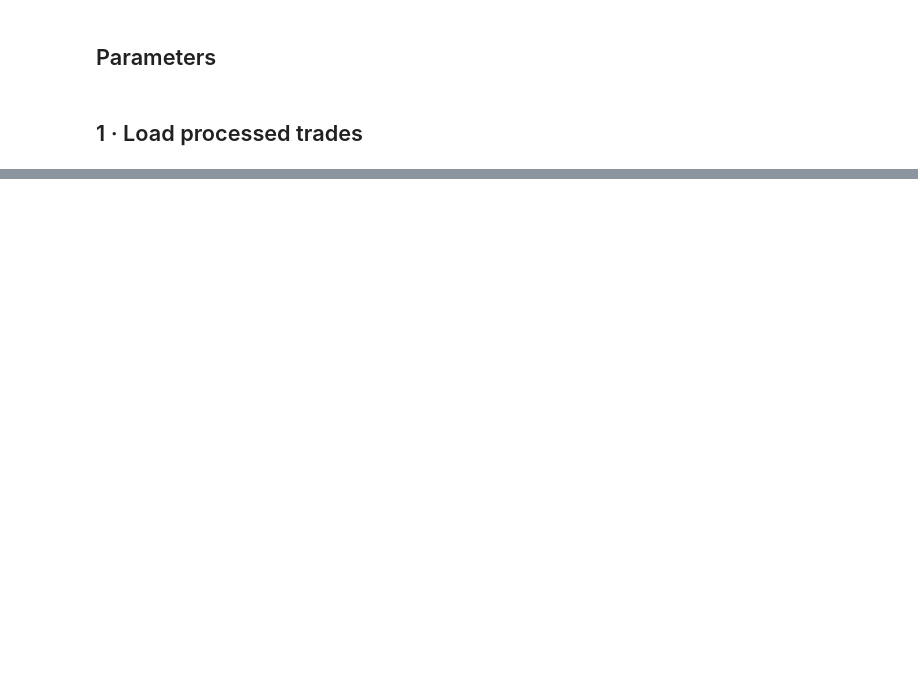
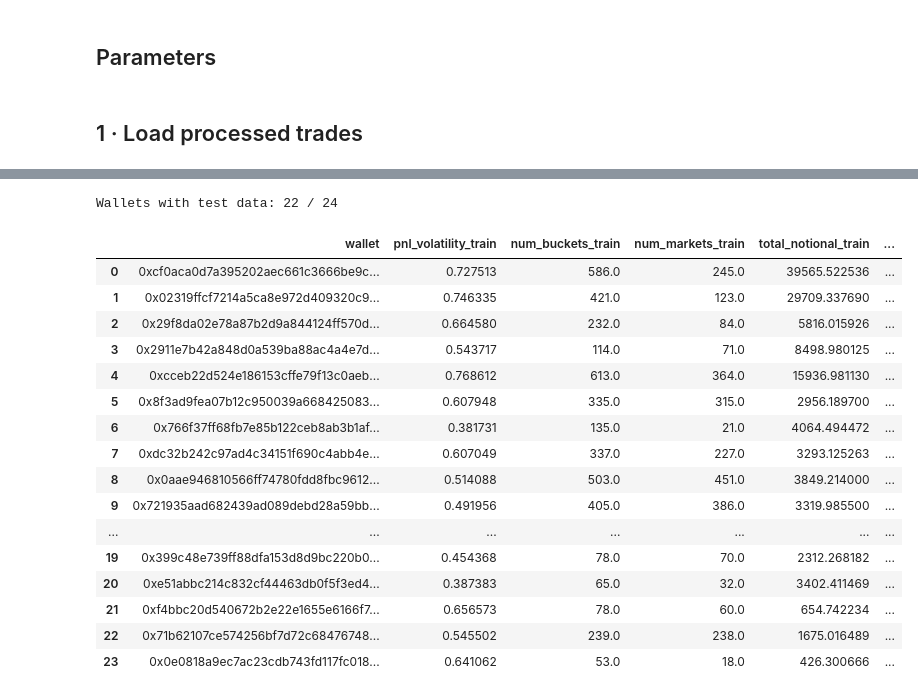
Before and after one commit to vobornij/polymarket, a Jupyter notebook: notebooks/profitable_wallet_analysis.ipynb, the cells around one changed output, grey strips where cells are left out. Cells and saved outputs as stored; diff of their text form; code cells hidden in the pictures; blank space fills up the shorter version.

```diff
--- a/notebooks/profitable_wallet_analysis.ipynb
+++ b/notebooks/profitable_wallet_analysis.ipynb
@@ -238,0 +337,45 @@ wallet_vol[wallet_vol['num_buckets'] >= 2].sort_values("num_buckets").head(10)
+# %%
+best_wallet_set = set(filtered_wallets["wallet"])
+
+# ── test metrics for selected wallets only ────────────────────────────────────
+df_test_best = df[~df["is_train"] & df["wallet"].isin(best_wallet_set)]
+wallet_vol_test, _ = compute_wallet_metrics(df_test_best)
+
+# ── merge train & test side-by-side ──────────────────────────────────────────
+METRIC_COLS = ["wallet", "pnl_volatility", "num_buckets", "num_markets",
+               "total_notional", "total_pnl", "return",
+               "top5_pnl_pct", "top_market_pnl_pct"]
+
+comparison = (
+    filtered_wallets[METRIC_COLS]
+    .merge(
+        wallet_vol_test[METRIC_COLS],
+        on="wallet",
+        how="left",
+        suffixes=("_train", "_test"),
+    )
+    .sort_values("total_pnl_train", ascending=False)
+    .reset_index(drop=True)
+)
+
+print(f"Wallets with test data: {comparison['total_pnl_test'].notna().sum()} / {len(comparison)}")
+comparison
+# %% [output]
+Wallets with test data: 22 / 24
+|  | wallet | pnl_volatility_train | num_buckets_train | num_markets_train | total_notional_train | ... |
+| 0 | 0xcf0aca0d7a395202aec661c3666be9c... | 0.727513 | 586.0 | 245.0 | 39565.522536 | ... |
+| 1 | 0x02319ffcf7214a5ca8e972d409320c9... | 0.746335 | 421.0 | 123.0 | 29709.337690 | ... |
+| 2 | 0x29f8da02e78a87b2d9a844124ff570d... | 0.664580 | 232.0 | 84.0 | 5816.015926 | ... |
+| 3 | 0x2911e7b42a848d0a539ba88ac4a4e7d... | 0.543717 | 114.0 | 71.0 | 8498.980125 | ... |
+| 4 | 0xcceb22d524e186153cffe79f13c0aeb... | 0.768612 | 613.0 | 364.0 | 15936.981130 | ... |
+| 5 | 0x8f3ad9fea07b12c950039a668425083... | 0.607948 | 335.0 | 315.0 | 2956.189700 | ... |
+| 6 | 0x766f37ff68fb7e85b122ceb8ab3b1af... | 0.381731 | 135.0 | 21.0 | 4064.494472 | ... |
+| 7 | 0xdc32b242c97ad4c34151f690c4abb4e... | 0.607049 | 337.0 | 227.0 | 3293.125263 | ... |
+| 8 | 0x0aae946810566ff74780fdd8fbc9612... | 0.514088 | 503.0 | 451.0 | 3849.214000 | ... |
+| 9 | 0x721935aad682439ad089debd28a59bb... | 0.491956 | 405.0 | 386.0 | 3319.985500 | ... |
+| ... | ... | ... | ... | ... | ... | ... |
+| 19 | 0x399c48e739ff88dfa153d8d9bc220b0... | 0.454368 | 78.0 | 70.0 | 2312.268182 | ... |
+| 20 | 0xe51abbc214c832cf44463db0f5f3ed4... | 0.387383 | 65.0 | 32.0 | 3402.411469 | ... |
+| 21 | 0xf4bbc20d540672b2e22e1655e6166f7... | 0.656573 | 78.0 | 60.0 | 654.742234 | ... |
+| 22 | 0x71b62107ce574256bf7d72c68476748... | 0.545502 | 239.0 | 238.0 | 1675.016489 | ... |
+| 23 | 0x0e0818a9ec7ac23cdb743fd117fc018... | 0.641062 | 53.0 | 18.0 | 426.300666 | ... |
```
Also changed, not shown: parts of 34 cells of this notebook, 3 other files.
